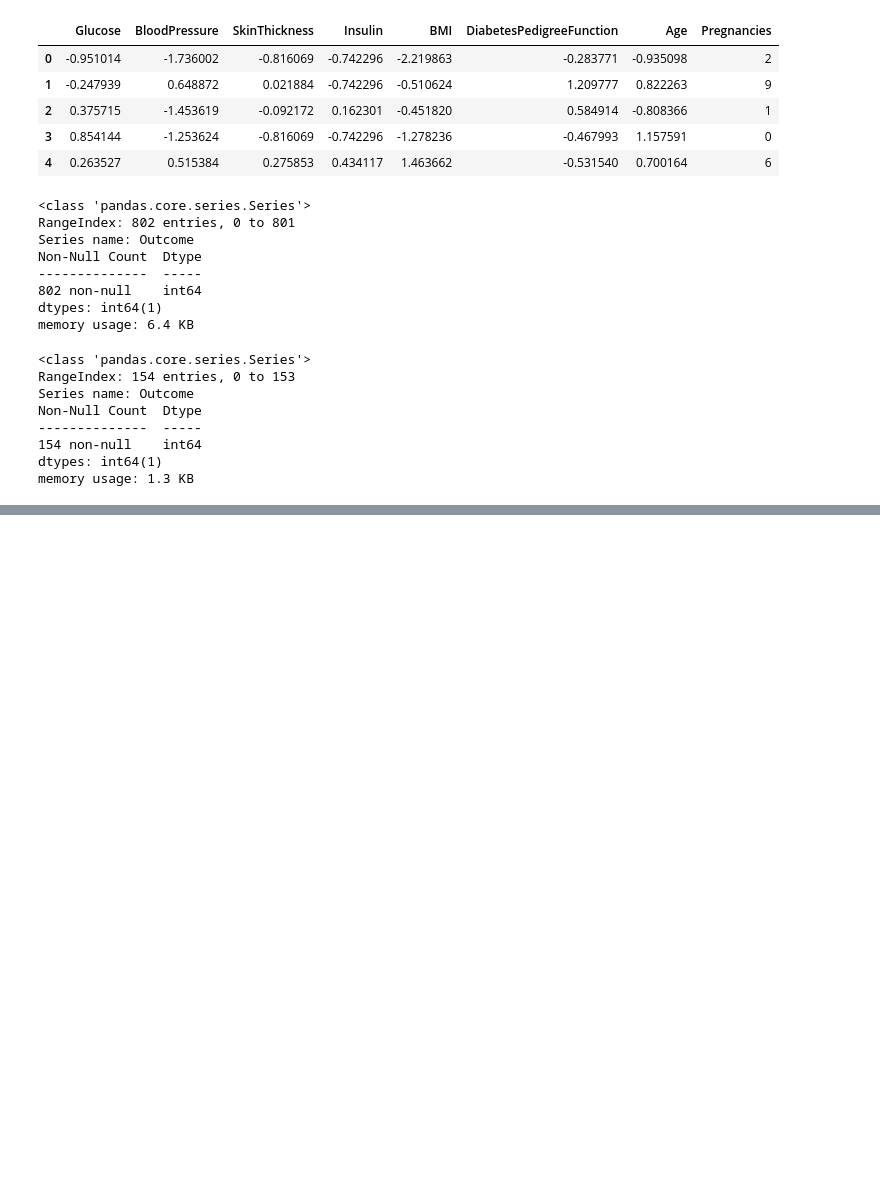
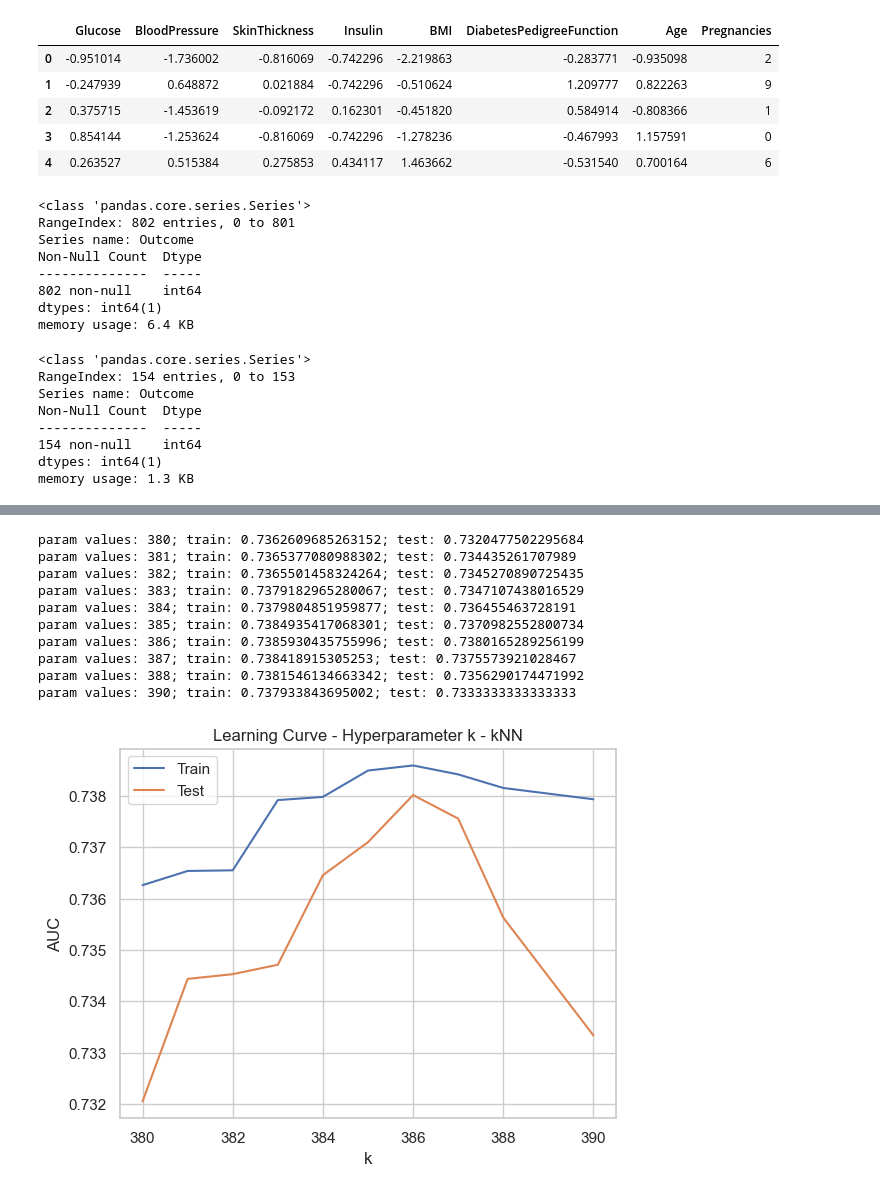
Before and after one commit to christoforusvenus/classification-to-predict-diabetes, a Jupyter notebook: diabetes-classification.ipynb, the cells around one changed output, grey strips where cells are left out. Saved outputs shown, nothing was run; the diff lists cells and outputs as text; code cells hidden in the pictures; blank space fills up the shorter version.

```diff
--- a/diabetes-classification.ipynb
+++ b/diabetes-classification.ipynb
@@ -531,0 +763,41 @@ Based on the evaluation metrics and the confusion matrices, here are some conclu
+# %%
+def draw_learning_curve(param_values):
+    train_scores=[]
+    test_scores=[]
+
+    for i in param_values:
+        model = KNeighborsClassifier(n_neighbors=i)
+        model.fit(X_trainPrePro, y_train_resampled)
+
+        yPredTrainProba = model.predict_proba(X_trainPrePro)
+        train_auc = roc_auc_score(y_train_resampled, yPredTrainProba[:,1])
+        train_scores.append(train_auc)
+
+        yPredProba = model.predict_proba(X_testPrePro)
+        test_auc = roc_auc_score(y_test, yPredProba[:,1])
+        test_scores.append(test_auc)
+
+        print('param values: ' + str(i) + '; train: ' + str(train_auc) + '; test: ' + str(test_auc))
+
+    plt.plot(param_values, train_scores, label='Train')
+    plt.plot(param_values, test_scores, label='Test')
+    plt.xlabel('k')
+    plt.ylabel('AUC')
+    plt.title('Learning Curve - Hyperparameter k - kNN')
+    plt.legend()
+    plt.show()
+
+param_values=[int(x) for x in np.linspace(380, 390, 10)]
+draw_learning_curve(param_values)
+# %% [output]
+param values: 380; train: 0.7362609685263152; test: 0.7320477502295684
+param values: 381; train: 0.7365377080988302; test: 0.734435261707989
+param values: 382; train: 0.7365501458324264; test: 0.7345270890725435
+param values: 383; train: 0.7379182965280067; test: 0.7347107438016529
+param values: 384; train: 0.7379804851959877; test: 0.736455463728191
+param values: 385; train: 0.7384935417068301; test: 0.7370982552800734
+param values: 386; train: 0.7385930435755996; test: 0.7380165289256199
+param values: 387; train: 0.738418915305253; test: 0.7375573921028467
+param values: 388; train: 0.7381546134663342; test: 0.7356290174471992
+param values: 390; train: 0.737933843695002; test: 0.7333333333333333
+[figure, added]
```
Also changed, not shown: parts of 46 cells of this notebook.
